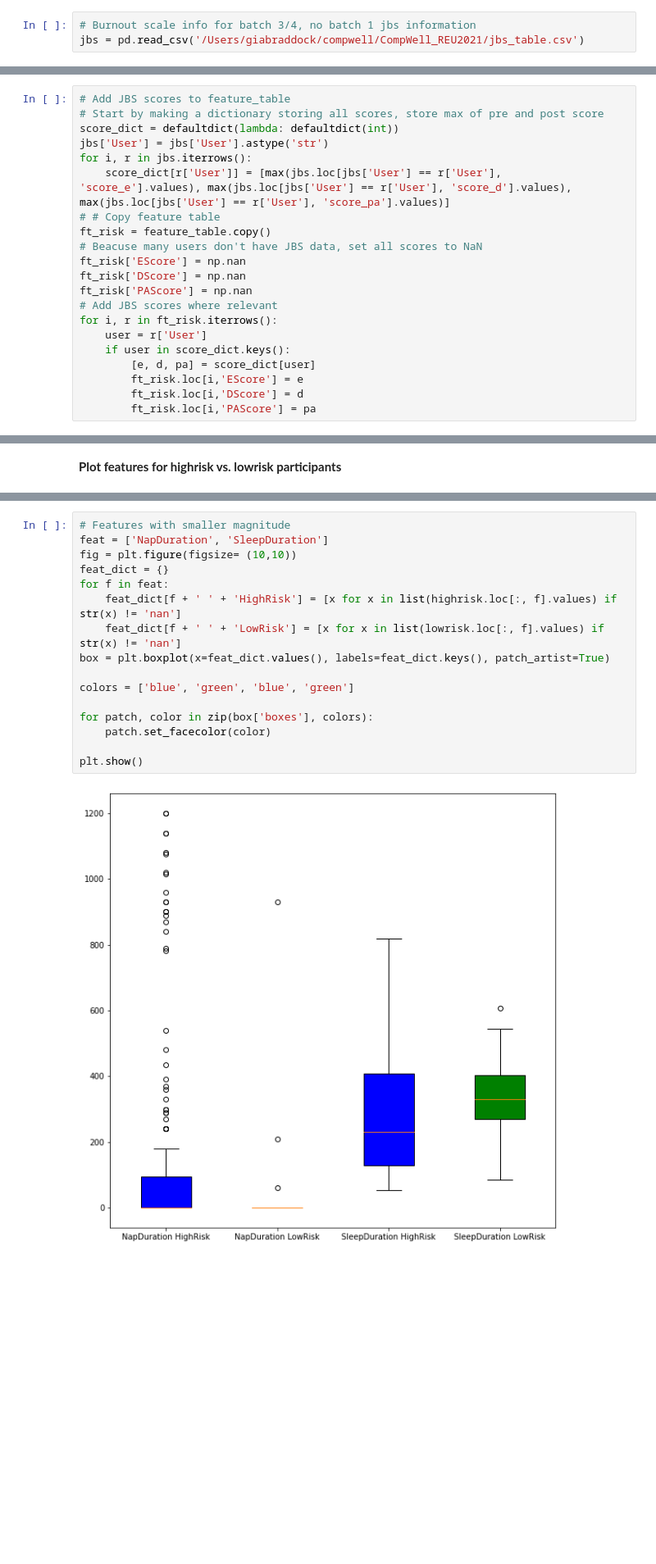
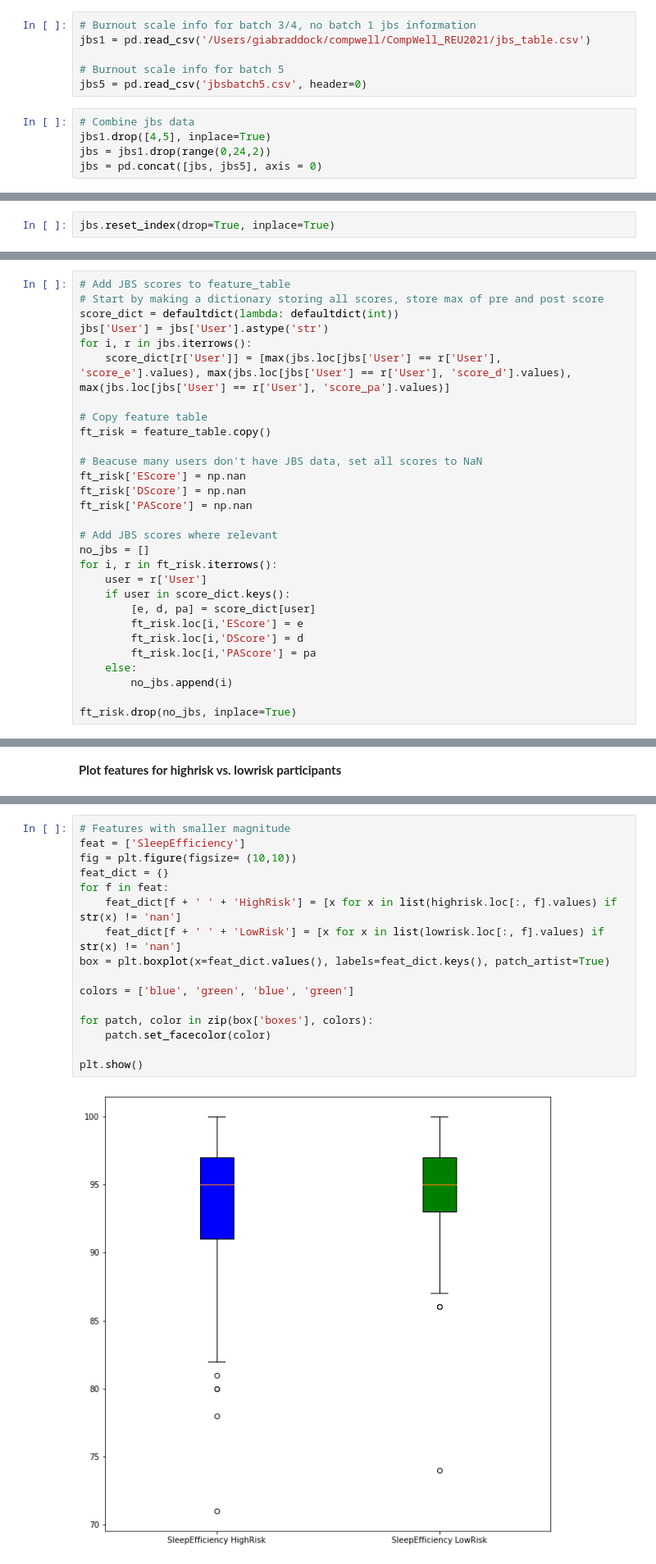
Before and after one commit to giabraddock/CompWellREU2021, a Jupyter notebook: CompWell_featuretable.ipynb, the cells around one changed output, grey strips where cells are left out. Shown: that part at 82% size. Cells and saved outputs as stored; diff of their text form; blank space fills up the shorter version.

```diff
--- a/CompWell_featuretable.ipynb
+++ b/CompWell_featuretable.ipynb
@@ -1092,4 +1320,12 @@ dummy_restless = pd.get_dummies(feature_table['SleepRestlessness'])
 ## Look at High vs. Low Risk Burnout Participants
 # %%
 # Burnout scale info for batch 3/4, no batch 1 jbs information
-jbs = pd.read_csv('/Users/giabraddock/compwell/CompWell_REU2021/jbs_table.csv')
+jbs1 = pd.read_csv('/Users/giabraddock/compwell/CompWell_REU2021/jbs_table.csv')
+
+# Burnout scale info for batch 5
+jbs5 = pd.read_csv('jbsbatch5.csv', header=0)
+# %%
+# Combine jbs data
+jbs1.drop([4,5], inplace=True)
+jbs = jbs1.drop(range(0,24,2))
+jbs = pd.concat([jbs, jbs5], axis = 0)
@@ -1096,3 +1338,5 @@ jbs = pd.read_csv('/Users/giabraddock/compwell/CompWell_REU2021/jbs_table.csv')
+# %%
+jbs.reset_index(drop=True, inplace=True)
 # %%
 # Want to see how many participants are above the JBS-D cutoff score
 # Made a set because a participant may fall above on the pre and post survey
@@ -1142,13 +1381,17 @@ score_dict = defaultdict(lambda: defaultdict(int))
 jbs['User'] = jbs['User'].astype('str')
 for i, r in jbs.iterrows():
     score_dict[r['User']] = [max(jbs.loc[jbs['User'] == r['User'], 'score_e'].values), max(jbs.loc[jbs['User'] == r['User'], 'score_d'].values), max(jbs.loc[jbs['User'] == r['User'], 'score_pa'].values)]
-# # Copy feature table
+
+# Copy feature table
 ft_risk = feature_table.copy()
+
 # Beacuse many users don't have JBS data, set all scores to NaN
 ft_risk['EScore'] = np.nan
 ft_risk['DScore'] = np.nan
 ft_risk['PAScore'] = np.nan
+
 # Add JBS scores where relevant
+no_jbs = []
 for i, r in ft_risk.iterrows():
     user = r['User']
     if user in score_dict.keys():
@@ -1156,6 +1399,10 @@ for i, r in ft_risk.iterrows():
         ft_risk.loc[i,'EScore'] = e
         ft_risk.loc[i,'DScore'] = d
         ft_risk.loc[i,'PAScore'] = pa
+    else:
+        no_jbs.append(i)
+
+ft_risk.drop(no_jbs, inplace=True)
 # %%
 # Sort table by increasing E score values, makes a gradient from least to most at risk of burnout
 # Note that individuals without data will be at the end of the frame
@@ -1209,18 +1454,18 @@ plt.show()
 # %%
 # Features with smaller magnitude
-feat = ['NapDuration', 'SleepDuration']
+feat = ['SleepEfficiency']
 fig = plt.figure(figsize= (10,10))
 feat_dict = {}
 for f in feat:
     feat_dict[f + ' ' + 'HighRisk'] = [x for x in list(highrisk.loc[:, f].values) if str(x) != 'nan']
     feat_dict[f + ' ' + 'LowRisk'] = [x for x in list(lowrisk.loc[:, f].values) if str(x) != 'nan']
 box = plt.boxplot(x=feat_dict.values(), labels=feat_dict.keys(), patch_artist=True)
 
 colors = ['blue', 'green', 'blue', 'green']
 
 for patch, color in zip(box['boxes'], colors):
     patch.set_facecolor(color)
 
 plt.show()
 # %% [output]
-[figure, old version]
+[figure, new version]
```
Also changed, not shown: parts of 119 cells of this notebook.
